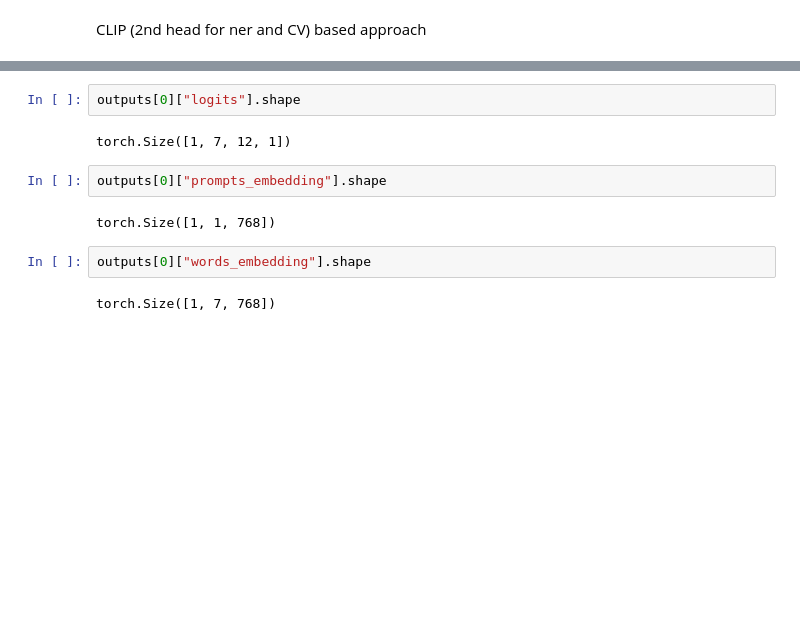
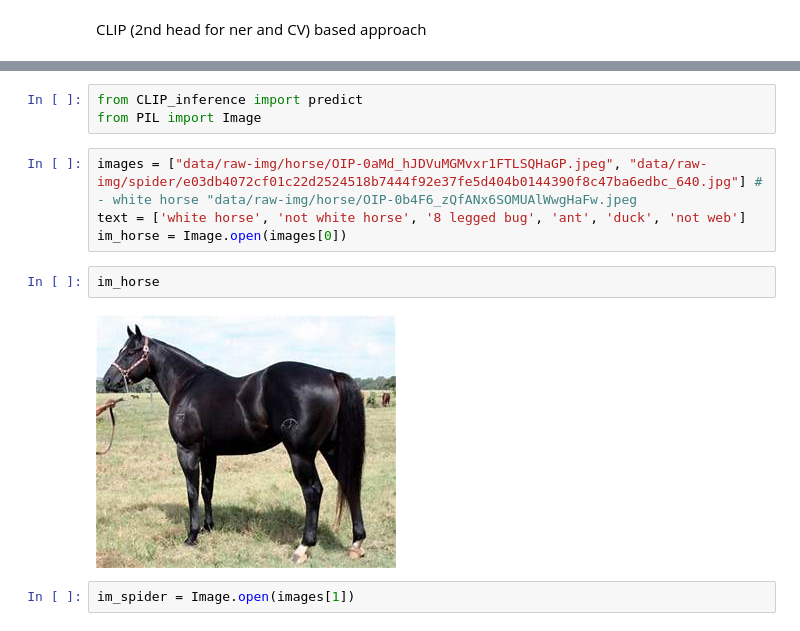
Before and after one commit to ovsiienkoa/entry_task, a Jupyter notebook: Task_2/sample.ipynb, the cells around one changed output, grey strips where cells are left out. Cells and saved outputs as stored; diff of their text form; blank space fills up the shorter version.

```diff
--- a/Task_2/sample.ipynb
+++ b/Task_2/sample.ipynb
@@ -397,12 +337,13 @@ torch.Size([1, 1024])
-# %%
-outputs[0]["logits"].shape
-# %% [output]
-torch.Size([1, 7, 12, 1])
-# %%
-outputs[0]["prompts_embedding"].shape
-# %% [output]
-torch.Size([1, 1, 768])
-# %%
-outputs[0]["words_embedding"].shape
-# %% [output]
-torch.Size([1, 7, 768])
+# %%
+from CLIP_inference import predict
+from PIL import Image
+# %%
+images = ["data/raw-img/horse/OIP-0aMd_hJDVuMGMvxr1FTLSQHaGP.jpeg", "data/raw-img/spider/e03db4072cf01c22d2524518b7444f92e37fe5d404b0144390f8c47ba6edbc_640.jpg"] # - white horse "data/raw-img/horse/OIP-0b4F6_zQfANx6SOMUAlWwgHaFw.jpeg
+text = ['white horse', 'not white horse', '8 legged bug', 'ant', 'duck', 'not web']
+im_horse = Image.open(images[0])
+# %%
+im_horse
+# %% [output]
+[figure, added]
+# %%
+im_spider = Image.open(images[1])
```
Also changed, not shown: parts of 44 cells of this notebook, 6 other files.
